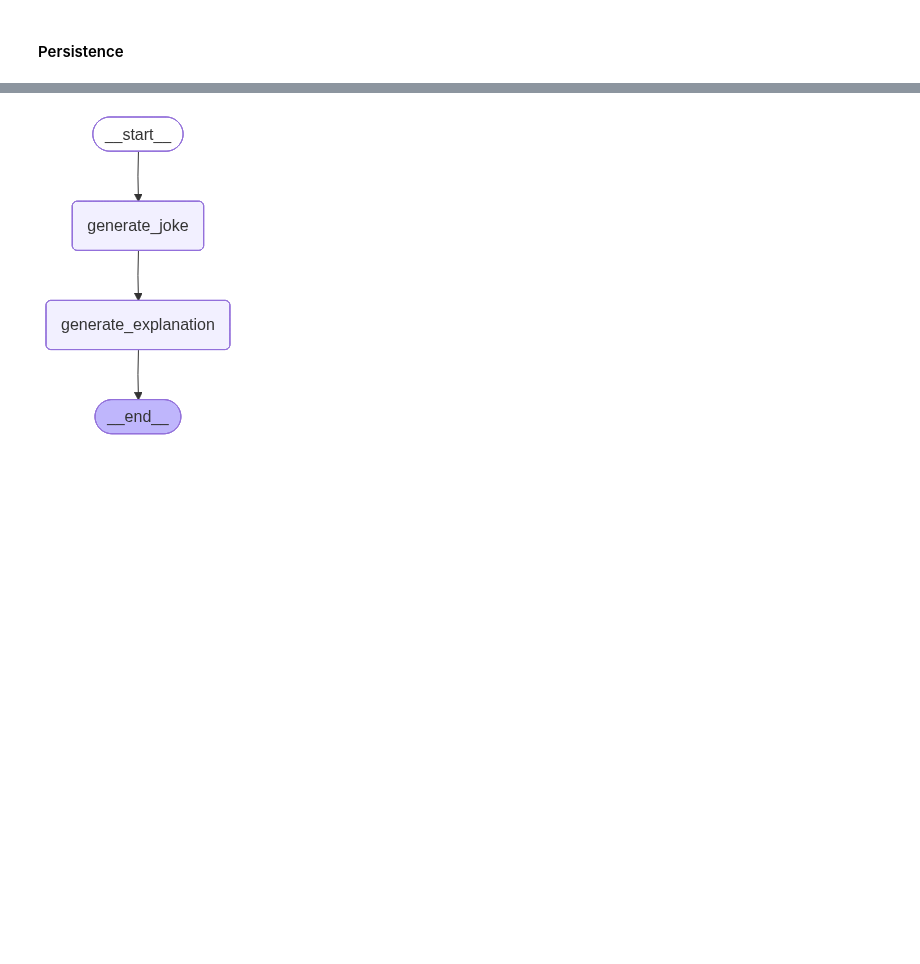
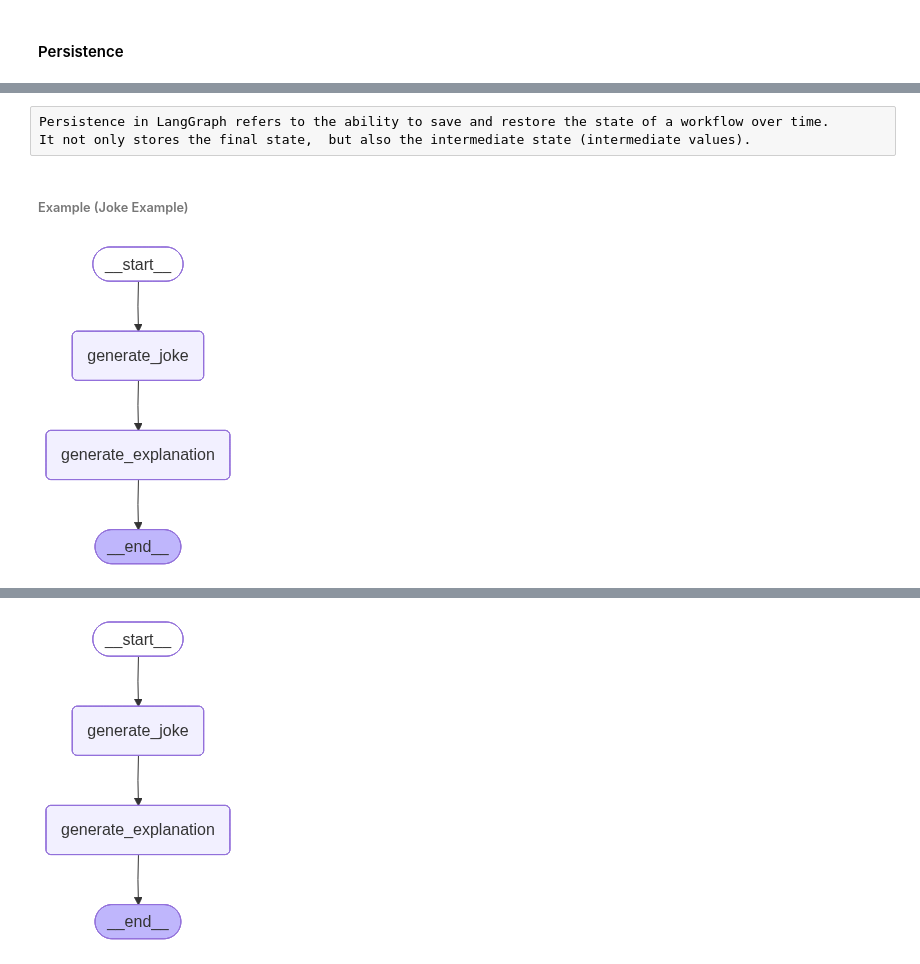
Before and after one commit to memorybyte/langgraph, a Jupyter notebook: workflow.ipynb, the cells around one changed output, grey strips where cells are left out. Drawn from its saved outputs; the diff is of its cells as text; code cells hidden in the pictures; blank space fills up the shorter version.

Commit message:
Update persistence in LangGraph

```diff
--- a/workflow.ipynb
+++ b/workflow.ipynb
@@ -1249,0 +1248,5 @@ You:  exit
+# %% [raw]
+Persistence in LangGraph refers to the ability to save and restore the state of a workflow over time.
+It not only stores the final state,  but also the intermediate state (intermediate values).
+# %% [markdown]
+###### Example (Joke Example)
@@ -1249,0 +1268,39 @@ You:  exit
+# %%
+# Create State
+class JokeState(TypedDict):
+    topic: str
+    joke: str
+    explanation: str
+# %%
+# Node functions
+def generate_joke(state: JokeState) -> JokeState:
+    topic = state['topic']
+    prompt = f'Generate a joke on the topic {topic}.'
+    joke = model.invoke(prompt)
+    return {'joke': joke.content}
+
+def generate_explanation(state: JokeState) -> JokeState:
+    joke = state['joke']
+    prompt = f'Write an explanation for the joke: {joke}'
+    explanation = model.invoke(prompt)
+    return {'explanation': explanation.content}
+# %%
+# Create graph, add nodes, add edges and compile the graph
+graph = StateGraph(JokeState)
+
+# Add nodes
+graph.add_node('generate_joke', generate_joke)
+graph.add_node('generate_explanation', generate_explanation)
+
+# Add edges
+graph.add_edge(START, 'generate_joke')
+graph.add_edge('generate_joke', 'generate_explanation')
+graph.add_edge('generate_explanation', END)
+
+# Compile the graph with checkpointer
+checkpointer = InMemorySaver()
+chatbot = graph.compile(checkpointer=checkpointer)
+chatbot
+# Tells that we want to save intermediate and final state of the graph in memory with InMemorySaver()
+# %% [output]
+[figure, added]
```
Also changed, not shown: parts of 55 cells of this notebook.
